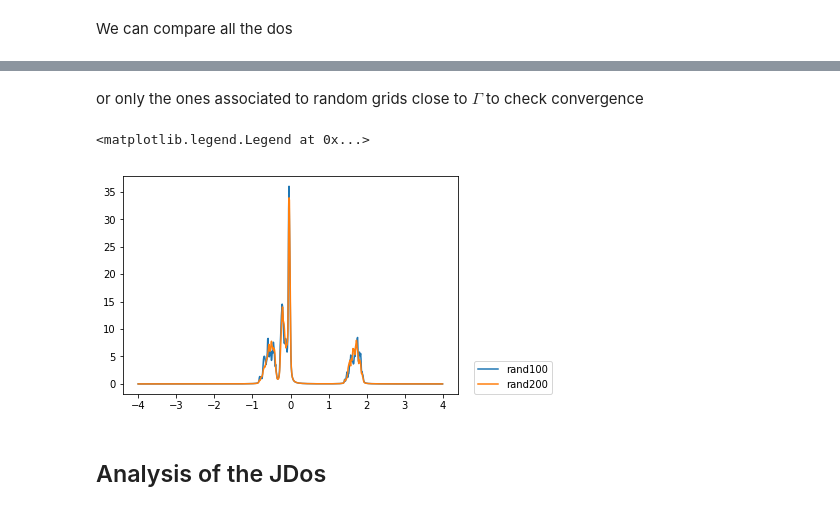
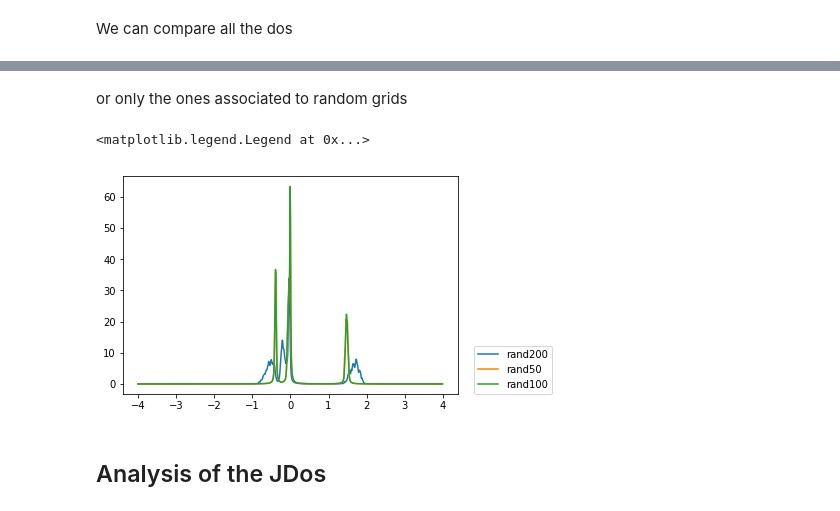
Before and after one commit to marcodalessandro76/Generation-and-decay-of-the-degree-of-spin-polarization-in-GaAs, a Jupyter notebook: QE_Calculations.ipynb, the cells around one changed output, grey strips where cells are left out. Cells and saved outputs as stored; diff of their text form; code cells hidden in the pictures.

```diff
--- a/QE_Calculations.ipynb
+++ b/QE_Calculations.ipynb
@@ -531,12 +572,12 @@ plt.legend(loc=(1.05,0))
 # %% [markdown]
-or only the ones associated to random grids close to $\Gamma$ to check convergence
+or only the ones associated to random grids
 # %%
 %matplotlib inline
-dos.plot(plt,rescale=False,include=[1,2])
+dos.plot(plt,rescale=False,include=[2,3,4])
 plt.legend(loc=(1.05,0))
 # %% [output]
 <matplotlib.legend.Legend at 0x...>
-[figure, old version]
+[figure, new version]
 # %% [markdown]
 ## Analysis of the JDos
 # %% [markdown]
```
Also changed, not shown: parts of 31 cells of this notebook, 2 other files.
